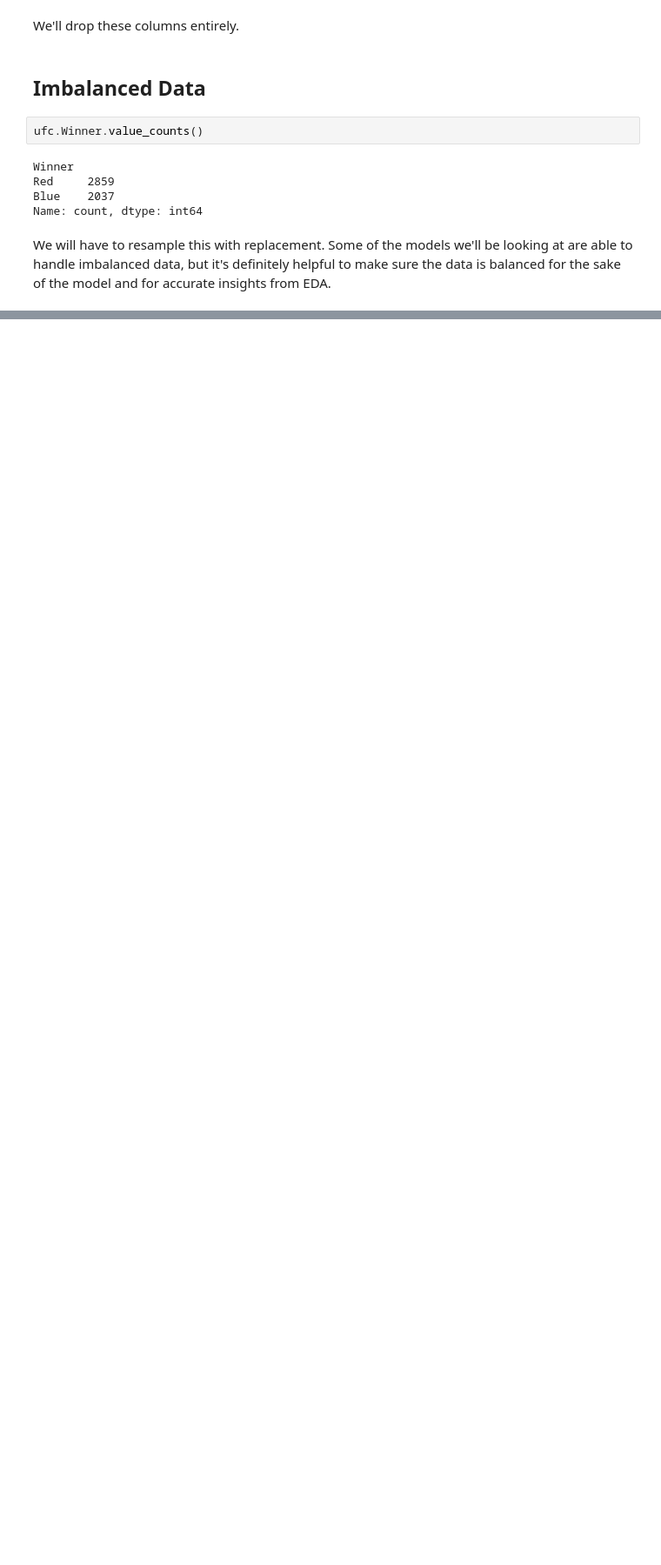
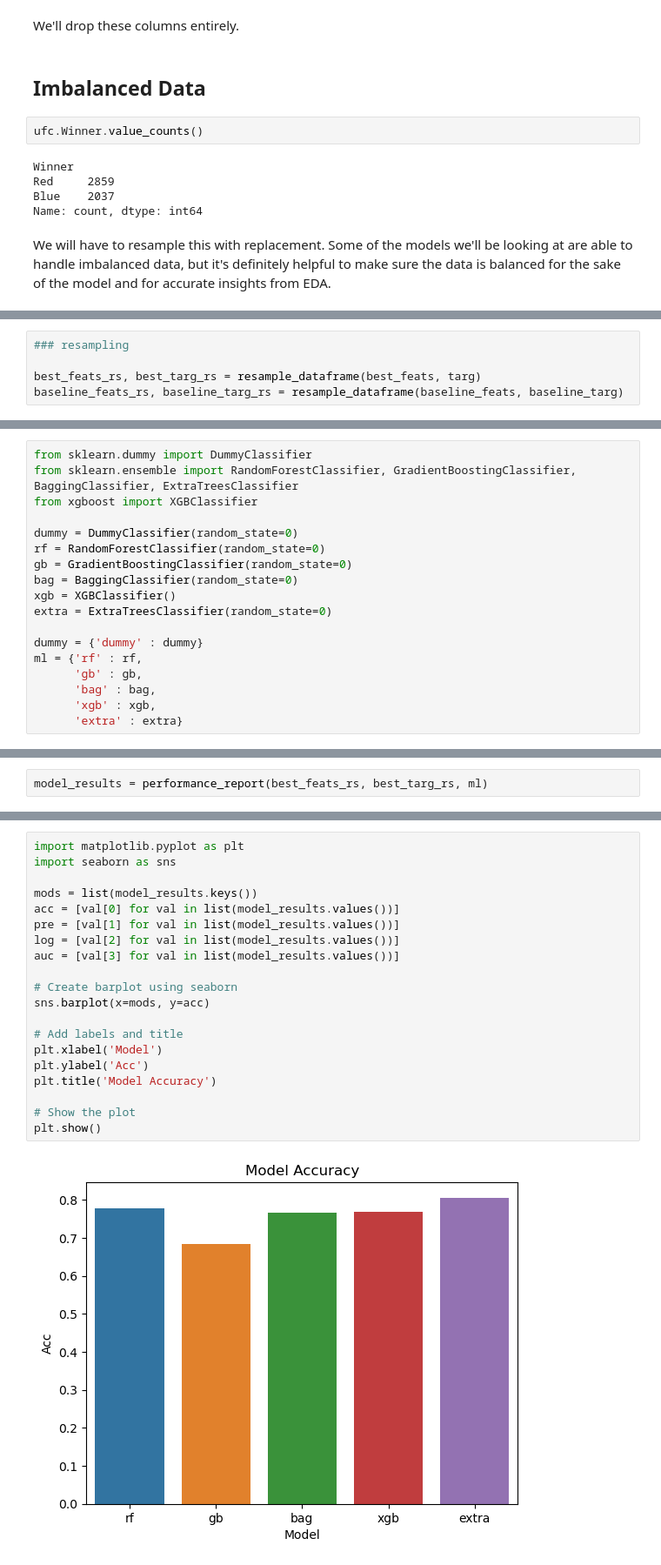
Before and after one commit to wrikych/ufc_betting_project, a Jupyter notebook: final_report.ipynb, the cells around one changed output, grey strips where cells are left out. Shown at 87% size. Saved outputs shown, nothing was run; the diff lists cells and outputs as text; blank space fills up the shorter version.

```diff
--- a/final_report.ipynb
+++ b/final_report.ipynb
@@ -148,0 +290,5 @@ We will have to resample this with replacement. Some of the models we'll be look
+# %%
+### resampling
+
+best_feats_rs, best_targ_rs = resample_dataframe(best_feats, targ)
+baseline_feats_rs, baseline_targ_rs = resample_dataframe(baseline_feats, baseline_targ)
@@ -148,0 +322,18 @@ We will have to resample this with replacement. Some of the models we'll be look
+# %%
+from sklearn.dummy import DummyClassifier
+from sklearn.ensemble import RandomForestClassifier, GradientBoostingClassifier, BaggingClassifier, ExtraTreesClassifier
+from xgboost import XGBClassifier
+
+dummy = DummyClassifier(random_state=0)
+rf = RandomForestClassifier(random_state=0)
+gb = GradientBoostingClassifier(random_state=0)
+bag = BaggingClassifier(random_state=0)
+xgb = XGBClassifier()
+extra = ExtraTreesClassifier(random_state=0)
+
+dummy = {'dummy' : dummy}
+ml = {'rf' : rf,
+      'gb' : gb,
+      'bag' : bag,
+      'xgb' : xgb,
+      'extra' : extra}
@@ -148,0 +375,2 @@ We will have to resample this with replacement. Some of the models we'll be look
+# %%
+model_results = performance_report(best_feats_rs, best_targ_rs, ml)
@@ -148,0 +400,22 @@ We will have to resample this with replacement. Some of the models we'll be look
+# %%
+import matplotlib.pyplot as plt
+import seaborn as sns
+
+mods = list(model_results.keys())
+acc = [val[0] for val in list(model_results.values())]
+pre = [val[1] for val in list(model_results.values())]
+log = [val[2] for val in list(model_results.values())]
+auc = [val[3] for val in list(model_results.values())]
+
+# Create barplot using seaborn
+sns.barplot(x=mods, y=acc)
+
+# Add labels and title
+plt.xlabel('Model')
+plt.ylabel('Acc')
+plt.title('Model Accuracy')
+
+# Show the plot
+plt.show()
+# %% [output]
+[figure, added]
```
Also changed, not shown: parts of 50 cells of this notebook.
